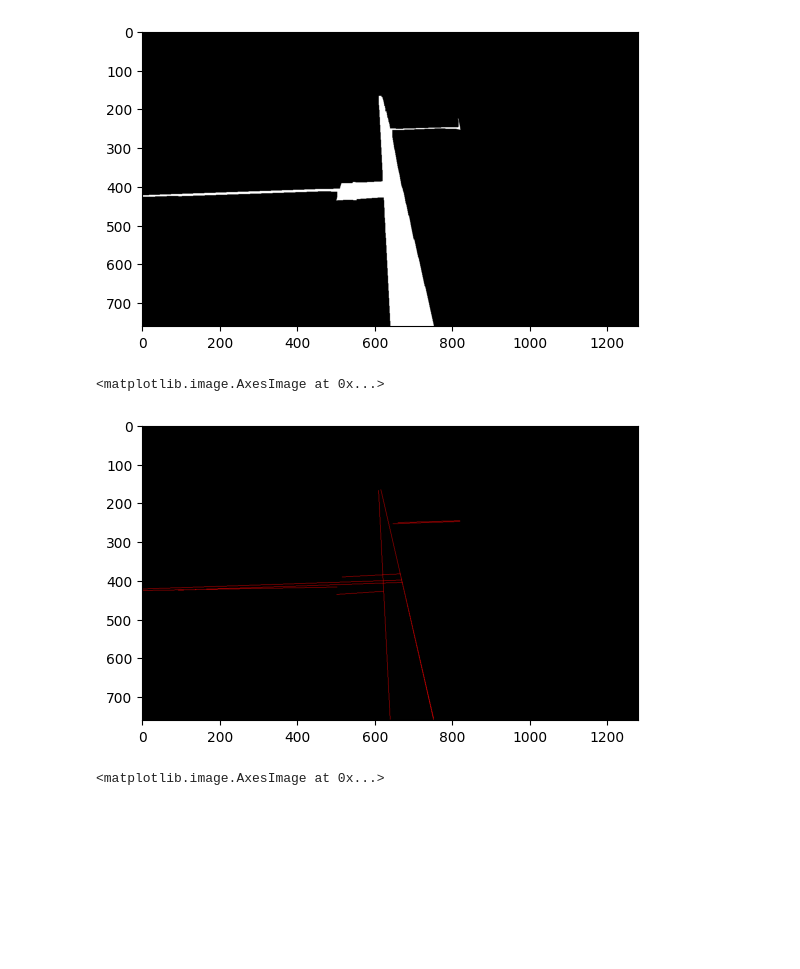
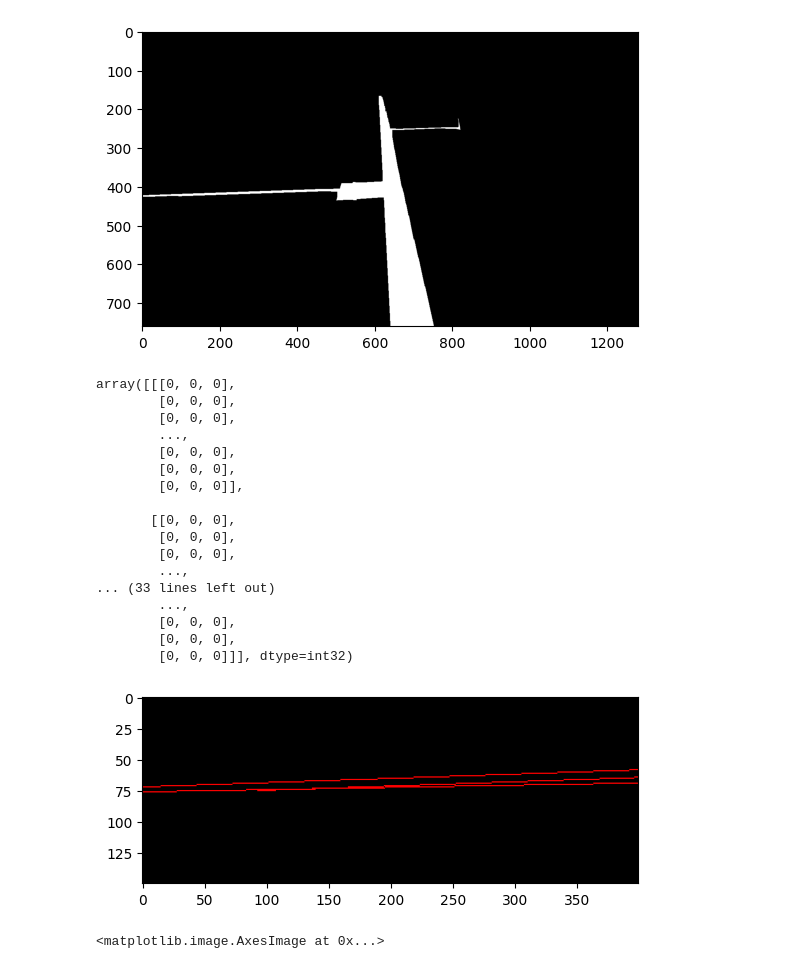
Before and after one commit to hendric-popma/project_bums, a Jupyter notebook: streifen.ipynb, the cells around one changed output. Saved outputs shown, nothing was run; the diff lists cells and outputs as text; code cells hidden in the pictures; blank space fills up the shorter version.

```diff
--- a/streifen.ipynb
+++ b/streifen.ipynb
@@ -252,17 +251,36 @@ plt.imshow(bw_final)
 # %%
 bw_final_c = cv2.Canny(bw_final.astype('uint8'), 0, 0)
 plt.imshow(bw_final_c)
 linesh = cv2.HoughLinesP(bw_final_c, 1, np.pi/180, 60,
                        minLineLength=100, maxLineGap=1000)
 
 lines=np.squeeze(linesh)
 final = cv2.merge((bw_final, bw_final, bw_final))
+black = np.zeros(np.shape(bw_final_c), dtype='uint8')
 for (x1,y1,x2,y2) in lines:
-    cv2.line(final, (x1,y1), (x2,y2), (255,0,0))
-plt.imshow(final)
+    cv2.line(final, (x1,y1), (x2,y2), (255,0,0),1)
+    cv2.line(black, (x1,y1), (x2,y2), (255,255,255))
+plt.imshow(final[350:500,:400])
+final[350:450,:18]
 # %% [output]
-<matplotlib.image.AxesImage at 0x...>
+array([[[0, 0, 0],
+        [0, 0, 0],
+        [0, 0, 0],
+        ...,
+        [0, 0, 0],
+        [0, 0, 0],
+        [0, 0, 0]],
+
+       [[0, 0, 0],
+        [0, 0, 0],
+        [0, 0, 0],
+        ...,
+... (33 lines left out)
+        ...,
+        [0, 0, 0],
+        [0, 0, 0],
+        [0, 0, 0]]], dtype=int32)
-[figure, old version]
+[figure, new version]
 # %%
 # find the longes line in x and y
 diffx = []
```
Also changed, not shown: parts of 1 cell of this notebook, 1 other file.
